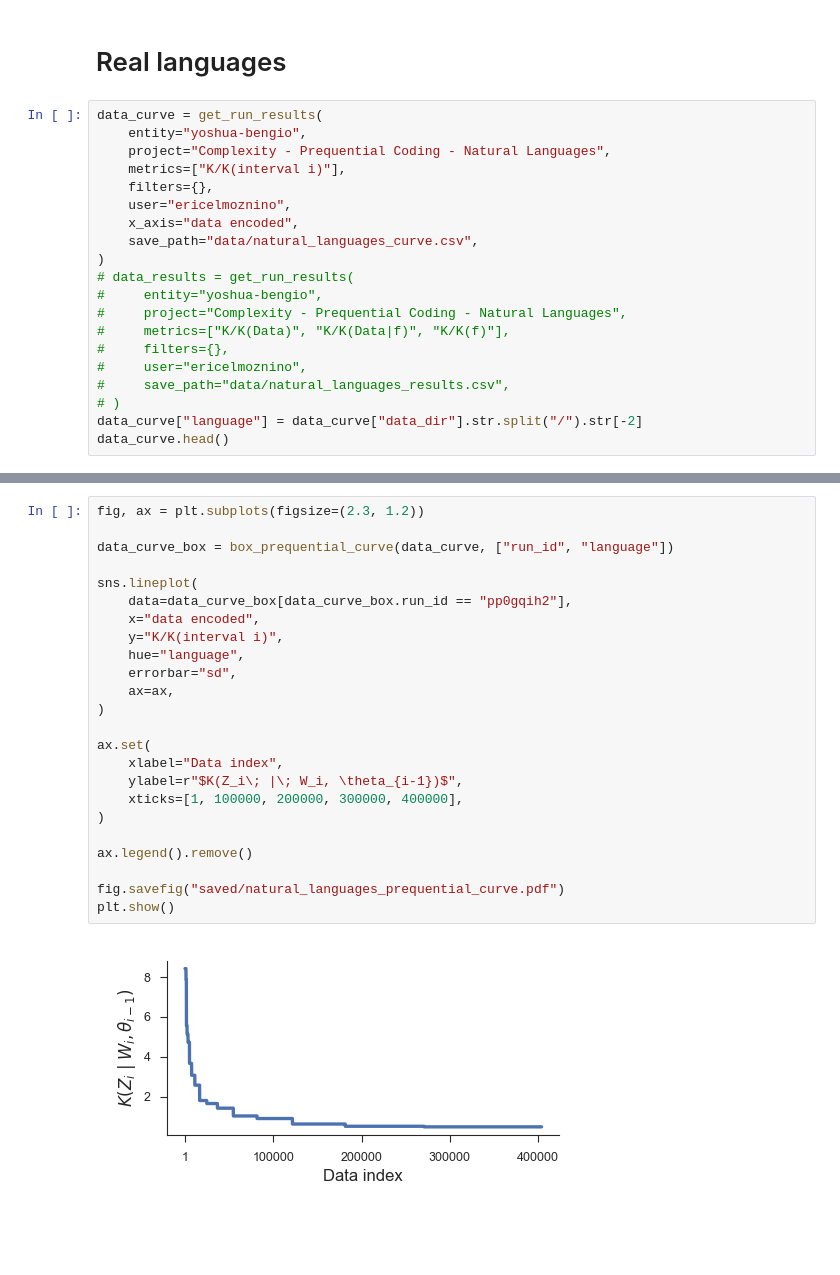
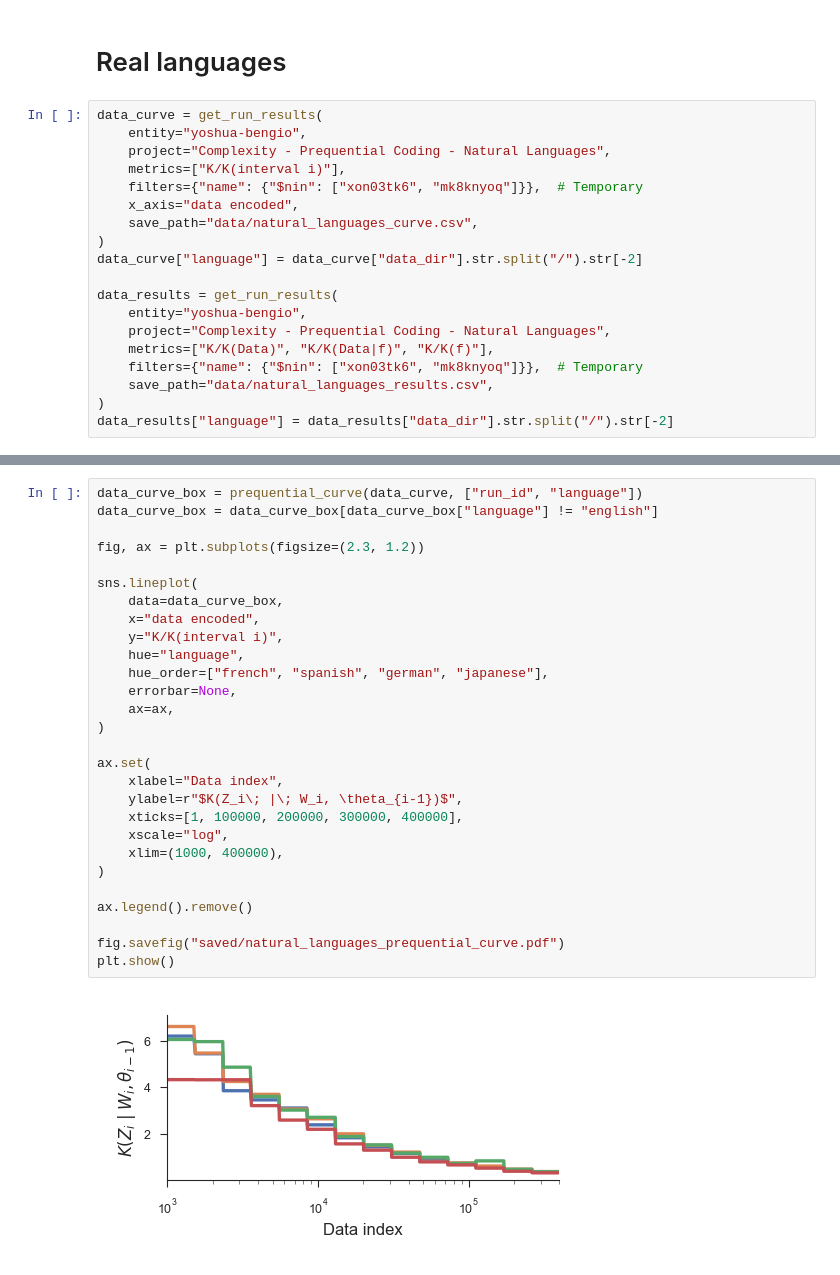
Before and after one commit to EricElmoznino/complexity_compositionality, a Jupyter notebook: papers/idea_preprint/notebook.ipynb, the cells around one changed output, grey strips where cells are left out. Cells and saved outputs as stored; diff of their text form; blank space fills up the shorter version.

Commit message:
Updated natural language experiment figures

```diff
--- a/papers/idea_preprint/notebook.ipynb
+++ b/papers/idea_preprint/notebook.ipynb
@@ -722,20 +754,19 @@ data_curve = get_run_results(
     entity="yoshua-bengio",
     project="Complexity - Prequential Coding - Natural Languages",
     metrics=["K/K(interval i)"],
-    filters={},
-    user="ericelmoznino",
+    filters={"name": {"$nin": ["xon03tk6", "mk8knyoq"]}},  # Temporary
     x_axis="data encoded",
     save_path="data/natural_languages_curve.csv",
 )
-# data_results = get_run_results(
-#     entity="yoshua-bengio",
-#     project="Complexity - Prequential Coding - Natural Languages",
-#     metrics=["K/K(Data)", "K/K(Data|f)", "K/K(f)"],
-#     filters={},
-#     user="ericelmoznino",
-#     save_path="data/natural_languages_results.csv",
-# )
 data_curve["language"] = data_curve["data_dir"].str.split("/").str[-2]
-data_curve.head()
+
+data_results = get_run_results(
+    entity="yoshua-bengio",
+    project="Complexity - Prequential Coding - Natural Languages",
+    metrics=["K/K(Data)", "K/K(Data|f)", "K/K(f)"],
+    filters={"name": {"$nin": ["xon03tk6", "mk8knyoq"]}},  # Temporary
+    save_path="data/natural_languages_results.csv",
+)
+data_results["language"] = data_results["data_dir"].str.split("/").str[-2]
 # %% [output]
 Loading from cached file data/natural_languages_curve.csv...
@@ -772,26 +774,30 @@ def box_prequential_curve(data, group_cols):
 # %%
+data_curve_box = prequential_curve(data_curve, ["run_id", "language"])
+data_curve_box = data_curve_box[data_curve_box["language"] != "english"]
+
 fig, ax = plt.subplots(figsize=(2.3, 1.2))
 
-data_curve_box = box_prequential_curve(data_curve, ["run_id", "language"])
-
 sns.lineplot(
-    data=data_curve_box[data_curve_box.run_id == "pp0gqih2"],
+    data=data_curve_box,
     x="data encoded",
     y="K/K(interval i)",
     hue="language",
-    errorbar="sd",
+    hue_order=["french", "spanish", "german", "japanese"],
+    errorbar=None,
     ax=ax,
 )
 
 ax.set(
     xlabel="Data index",
     ylabel=r"$K(Z_i\; |\; W_i, \theta_{i-1})$",
     xticks=[1, 100000, 200000, 300000, 400000],
+    xscale="log",
+    xlim=(1000, 400000),
 )
 
 ax.legend().remove()
 
 fig.savefig("saved/natural_languages_prequential_curve.pdf")
 plt.show()
 # %% [output]
-[figure, old version]
+[figure, new version]
```
Also changed, not shown: parts of 4 cells of this notebook, 4 other files.
